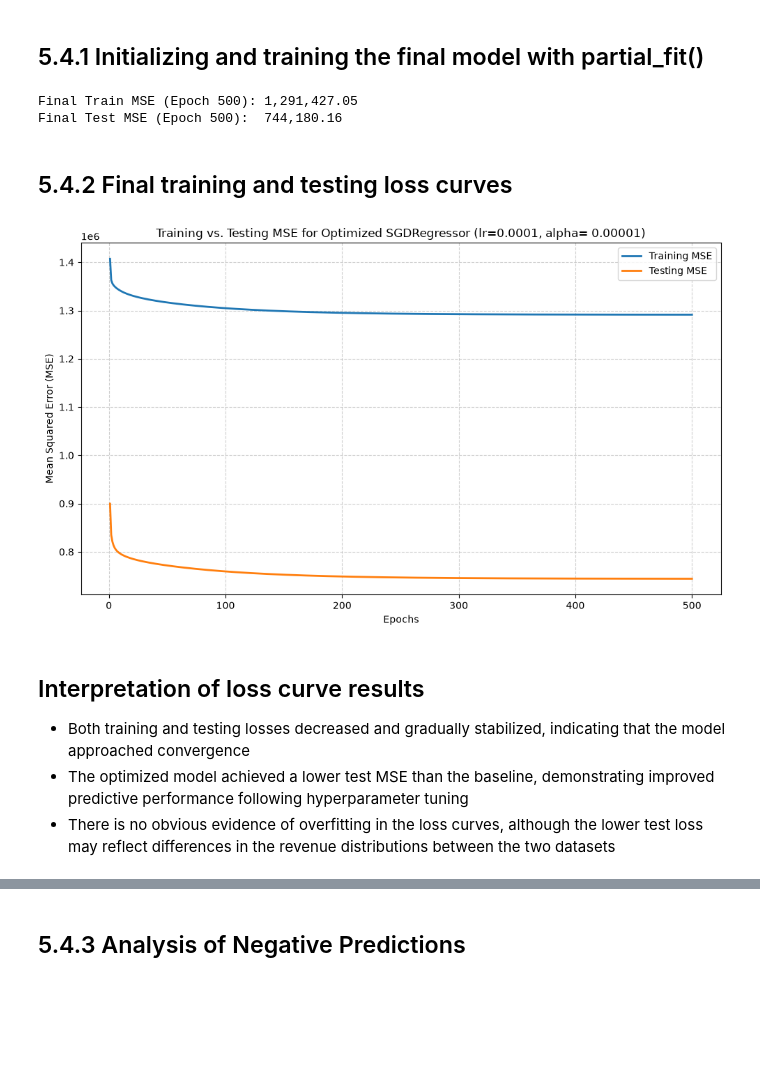
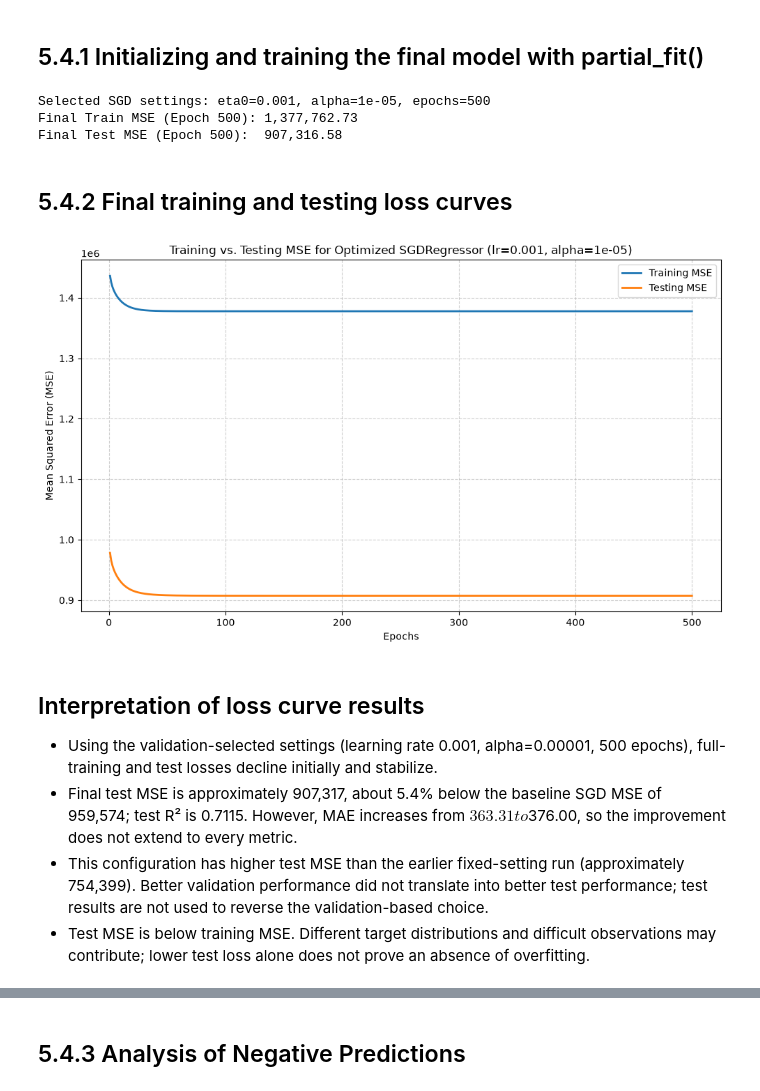
Before and after one commit to L-nsamba/linear_regression_model, a Jupyter notebook: summative/linear_regression/multivariate.ipynb, the cells around one changed output, grey strips where cells are left out. Drawn from its saved outputs; the diff is of its cells as text; code cells hidden in the pictures; blank space fills up the shorter version.

Commit message:
revamping the notebook data test and training split to store 300 retraining records separately from the initial data, affecting the outputs of different cell interpretations

```diff
--- a/summative/linear_regression/multivariate.ipynb
+++ b/summative/linear_regression/multivariate.ipynb
@@ -407,6 +407,25 @@ X_train, X_test, y_train, y_test = train_test_split(
     test_size=0.2,
     random_state=42
 )
+
+# Reserving raw observations before any preprocessing or model fitting
+X_train, X_retraining, y_train, y_retraining = train_test_split(
+    X_train,
+    y_train,
+    test_size=300,
+    random_state=42
+)
+
+# Keeping the eight original predictors and labeled target together
+retraining_batch = X_retraining.copy()
+retraining_batch[target] = y_retraining
+
+# Guarding the initial training, reserved batch, and unchanged test boundaries
+assert len(X_train) == len(y_train) == 9265
+assert len(retraining_batch) == 300
+assert X_train.index.intersection(X_retraining.index).empty
+assert X_test.index.intersection(X_retraining.index).empty
+assert X_train.index.intersection(X_test.index).empty
 
 # Calculating normalized proportions for wp_type_cat in both sets
 train_props = X_train['wp_type_cat'].value_counts(normalize=True) * 100
@@ -423,5 +442,6 @@ print("X_train shape:", X_train.shape)
 print("X_test shape:", X_test.shape)
 print("y_train shape:", y_train.shape)
 print("y_test shape:", y_test.shape)
+print("Reserved retraining observations:", len(retraining_batch))
 display(distribution_check)
 # %% [output]
@@ -662,6 +684,9 @@ print(lr_results_df.to_string(index=False))
 # %% [markdown]
 ## 5.2.3 Experimenting with regularization strengths
 # %%
+# Selecting the learning rate using validation MSE at the fixed 50-epoch budget
+selected_lr = float(lr_results_df.loc[lr_results_df['Final Val MSE (Epoch 50)'].idxmin(), 'eta0'])
+
 alpha_values = [0.00001, 0.0001, 0.001, 0.01, 0.1]
 alpha_n_epochs = 50
 
@@ -674,7 +699,7 @@ for alpha in alpha_values:
         penalty="l2",
         alpha=alpha,
         learning_rate="constant",
-        eta0=0.0001,
+        eta0=selected_lr,
         random_state=42,
     )
 
@@ -724,8 +749,8 @@ display(alpha_results_df)
 # %% [markdown]
 ## 5.2.4 Experimenting with training epochs
 # %%
-selected_lr = 0.0001
-selected_alpha = 0.00001
+# Selecting regularization at the chosen learning rate using epoch-50 validation MSE
+selected_alpha = float(alpha_results_df.loc[alpha_results_df['Final Val MSE (Epoch 50)'].idxmin(), 'alpha'])
 max_epochs = 500
 checkpoint_epochs = [10, 50, 100, 200, 500]
 
@@ -824,9 +849,9 @@ plt.show()
 # %% [markdown]
 ## 5.4.1 Initializing and training the final model with partial_fit()
 # %%
-selected_lr = 0.0001
-selected_alpha = 0.00001
-final_n_epochs = 500
+# Selecting among the existing epoch checkpoints using validation MSE only
+final_n_epochs = int(epoch_results_df.loc[epoch_results_df['Val MSE'].idxmin(), 'Epochs'])
+print(f'Selected SGD settings: eta0={selected_lr}, alpha={selected_alpha}, epochs={final_n_epochs}')
 
 # Initializing fresh SGDRegressor for the full training dataset
 final_sgd_model = SGDRegressor(
@@ -857,43 +882,45 @@ for epoch in range(final_n_epochs):
     final_test_mse_history.append(sgd_test_mse)
 
 # Final epoch MSE values
-print(f"Final Train MSE (Epoch 500): {final_train_mse_history[-1]:,.2f}")
-print(f"Final Test MSE (Epoch 500):  {final_test_mse_history[-1]:,.2f}")
+print(f"Final Train MSE (Epoch {final_n_epochs}): {final_train_mse_history[-1]:,.2f}")
+print(f"Final Test MSE (Epoch {final_n_epochs}):  {final_test_mse_history[-1]:,.2f}")
 # %% [output]
-Final Train MSE (Epoch 500): 1,291,427.05
-Final Test MSE (Epoch 500):  744,180.16
+Selected SGD settings: eta0=0.001, alpha=1e-05, epochs=500
+Final Train MSE (Epoch 500): 1,377,762.73
+Final Test MSE (Epoch 500):  907,316.58
 # %% [markdown]
 ## 5.4.2 Final training and testing loss curves
 # %%
 # x-axis ranging from epoch 1 to the final training epoch
 epochs_range = range(1, final_n_epochs + 1)
 
 plt.figure(figsize=(10, 6))
 
 # Plotting both final loss histories
 plt.plot(
     epochs_range, final_train_mse_history, label="Training MSE", linewidth=2
 )
 plt.plot(epochs_range, final_test_mse_history, label="Testing MSE", linewidth=2)
 
 plt.title(
-    "Training vs. Testing MSE for Optimized SGDRegressor (lr=0.0001,"
-    " alpha= 0.00001)"
+    f"Training vs. Testing MSE for Optimized SGDRegressor (lr={selected_lr},"
+    f" alpha={selected_alpha})"
 )
 plt.xlabel("Epochs")
 plt.ylabel("Mean Squared Error (MSE)")
 plt.legend()
 plt.grid(True, linestyle="--", alpha=0.6)
 
 plt.tight_layout()
 plt.show()
 # %% [output]
-[figure, old version]
+[figure, new version]
 # %% [markdown]
 ## Interpretation of loss curve results
-- Both training and testing losses decreased and gradually stabilized, indicating that the model approached convergence
-- The optimized model achieved a lower test MSE than the baseline, demonstrating improved predictive performance following hyperparameter tuning
-- There is no obvious evidence of overfitting in the loss curves, although the lower test loss may reflect differences in the revenue distributions between the two datasets
+- Using the validation-selected settings (learning rate 0.001, alpha=0.00001, 500 epochs), full-training and test losses decline initially and stabilize.
+- Final test MSE is approximately 907,317, about 5.4% below the baseline SGD MSE of 959,574; test R² is 0.7115. However, MAE increases from $363.31 to $376.00, so the improvement does not extend to every metric.
+- This configuration has higher test MSE than the earlier fixed-setting run (approximately 754,399). Better validation performance did not translate into better test performance; test results are not used to reverse the validation-based choice.
+- Test MSE is below training MSE. Different target distributions and difficult observations may contribute; lower test loss alone does not prove an absence of overfitting.
 # %%
 # Generating and preserving predictions from the optimized SGD model
 sgd_train_preds = final_sgd_model.predict(X_train_processed)
```
Also changed, not shown: parts of 45 cells of this notebook.
